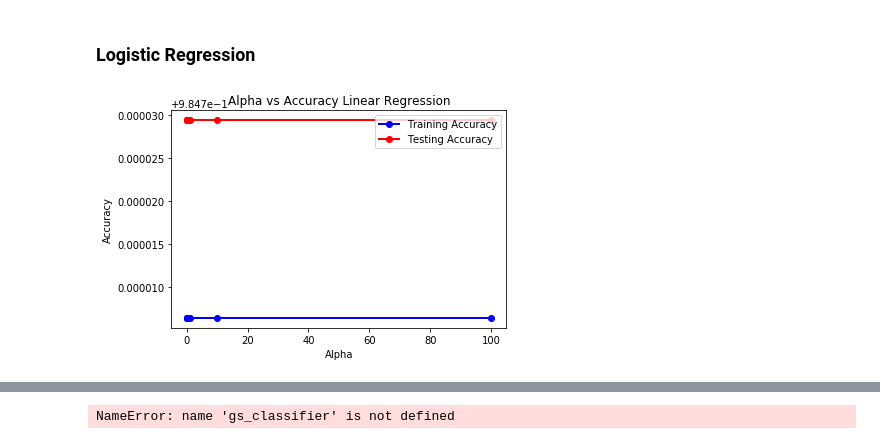
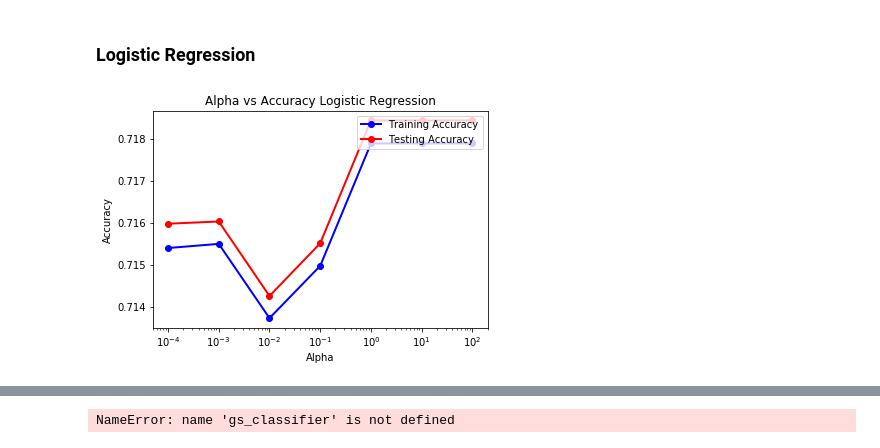
Before and after one commit to alexander-ray/bana-mortality-4502, a Jupyter notebook: DataFrameFormat.ipynb, the cells around one changed output, grey strips where cells are left out. Saved outputs shown, nothing was run; the diff lists cells and outputs as text; code cells hidden in the pictures.

Commit message:
Added a bunch of stuff including extra education work, decision trees, ROC curves

```diff
--- a/DataFrameFormat.ipynb
+++ b/DataFrameFormat.ipynb
@@ -73,19 +108,21 @@ print(finaldf.isnull().sum())#showing number of null values, shoulw be 0 after r
 if not os.path.isfile(filename):
     process_files("mortality")
 df = pd.read_csv(filename, header=0, encoding='ISO-8859-1')
-print(df.head())
-
-new_df = df.sample(int(len(df)/3))
-#print(df.astype(bool).sum(axis=0))
-
+#new_df = df.sample(int(len(df)/4))
+#print(new_df.head())
 # Split into training and test
 # https://stackoverflow.com/questions/24147278/how-do-i-create-test-and-train-samples-from-one-dataframe-with-pandas
-msk = np.random.rand(len(new_df)) < 0.8
-train = new_df[msk]
-test = new_df[~msk]
+df = df[df.manner_of_death_cleaned != 0]
+print(df['manner_of_death_cleaned'].value_counts())
 
-Y_train = train.iloc[:,len(train.columns)-1]
+msk = np.random.rand(len(df)) < 0.9
+train = df[msk]
+test = df[~msk]
+
+Y_train = np.where(train.iloc[:,len(train.columns)-1] == 3, 1, 0)
+#Y_train = train.iloc[:,len(train.columns)-1]
 X_train = train.iloc[:,1:(len(train.columns)-1)]
-Y_test = test.iloc[:,len(test.columns)-1]
+Y_test = np.where(test.iloc[:,len(test.columns)-1] == 3, 1, 0)
+#Y_test = test.iloc[:,len(test.columns)-1]
 X_test = test.iloc[:,1:(len(test.columns)-1)]
 # %% [output]
@@ -109,27 +140,30 @@ X_test = test.iloc[:,1:(len(test.columns)-1)]
 # %%
 %%time
 alpha_arr = [0.0001,0.001,0.01,0.1,1.0,10.0,100.0]
 #alpha_arr = [0.01]
 train_acc = []
 test_acc = []
 for a in alpha_arr:
     classifier = SGDClassifier(loss='log', max_iter=200, tol=1.0e-9, random_state=123, alpha=a)
     classifier.fit(X_train, Y_train)
     # Add to accuracy lists
     train_acc.append(accuracy_score(Y_train, classifier.predict(X_train)))
     test_acc.append(accuracy_score(Y_test, classifier.predict(X_test)))
 
 plt.figure(1)
 plt.plot(alpha_arr, train_acc, color='blue', lw=2, marker='o', label="Training Accuracy")
 plt.plot(alpha_arr, test_acc, color='red', lw=2, marker='o', label="Testing Accuracy")
 
+ax = plt.gca()
+ax.set_xscale('log')
+
 plt.xlabel("Alpha")
 plt.ylabel("Accuracy")
-plt.title("Alpha vs Accuracy Linear Regression")
+plt.title("Alpha vs Accuracy Logistic Regression")
 plt.legend(loc='upper right')
 plt.show()
 
 print(train_acc)
 print(test_acc)
 # %% [output]
-[figure, old version]
+[figure, new version]
```
Also changed, not shown: parts of 10 cells of this notebook, 7 other files.
